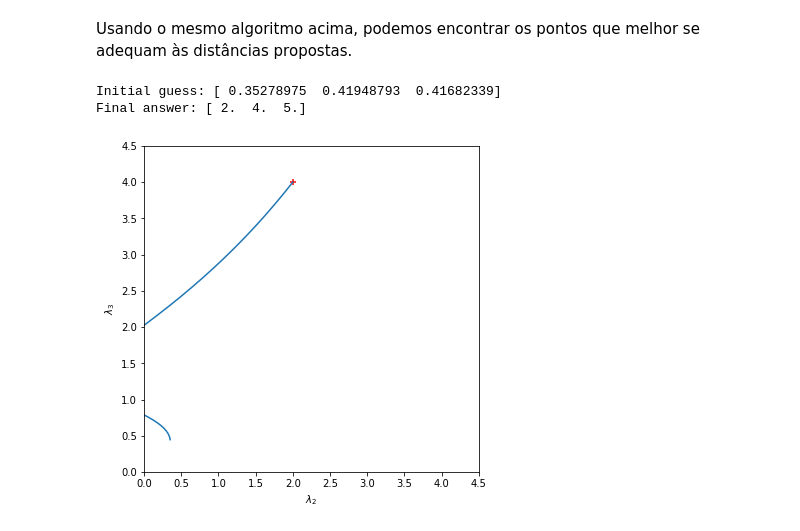
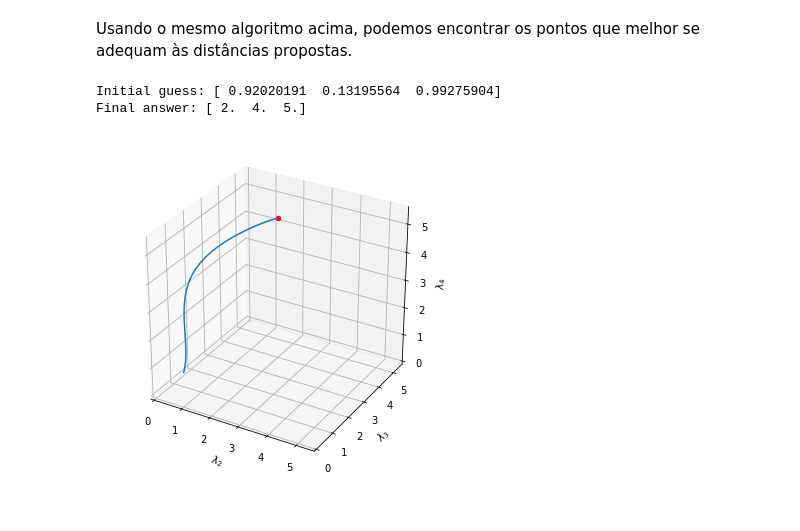
Before and after one commit to GuilhermeFreire/MetodosNumericos2, a Jupyter notebook: Aula 5 - Soluções.ipynb, the cells around one changed output. Cells and saved outputs as stored; diff of their text form; code cells hidden in the pictures.

Commit message:
* Modified plot

```diff
--- a/Aula 5 - Soluções.ipynb
+++ b/Aula 5 - Soluções.ipynb
@@ -159,38 +159,42 @@ pts4 = [0, 2, 4, 5]
 dists4pts = np.array([pts4]*len(pts4))
 dists4pts = dists4pts - dists4pts.T
 
 guess4 = np.random.rand(len(pts4)-1)
 lr = 0.001
 decay = 1.0
 steps = []
 print("Initial guess:", guess4)
 
 for _ in range(300):
     grad = np.zeros(guess4.shape)
     for i in range(guess4.shape[0]):
         grad[i] = 4 * guess4[i] * (guess4[i]**2 - dists4pts[0][i+1]**2)
         for j in range(guess4.shape[0]):
             if j > i:
                 grad[i] += 8 * (guess4[i] - guess4[j]) * ((guess4[i] - guess4[j])**2 - dists4pts[i+1][j+1]**2)
     temp = guess4 - lr * grad
     lr *= decay
     steps.append(temp)
     guess4 = temp
 
 print("Final answer:", guess4)
 
+steps = np.array(steps)
+
 #Plot do caminho da solução
-steps = np.array(steps)
-plt.figure(figsize=(6,6))
-plt.plot(steps[:, 0], steps[:, 1])
+fig = plt.figure(figsize=(6,6))
+ax = fig.gca(projection='3d')
+ax.plot(steps[:, 0], steps[:, 1], steps[:, 2])
 #Solução ideal
-plt.scatter([2],[4], marker="+", c="red")
+ax.scatter([2],[4],[5], c="red")
 plt.xlabel("$\lambda_2$")
 plt.ylabel("$\lambda_3$")
-plt.xlim((0,4.5))
-plt.ylim((0,4.5))
+ax.set_zlabel("$\lambda_4$")
+ax.set_xlim(0,5.5)
+ax.set_ylim(0,5.5)
+ax.set_zlim(0,5.5)
 plt.show()
 # %% [output]
-Initial guess: [ 0.35278975  0.41948793  0.41682339]
+Initial guess: [ 0.92020191  0.13195564  0.99275904]
 Final answer: [ 2.  4.  5.]
-[figure, old version]
+[figure, new version]
```
Also changed, not shown: parts of 1 cell of this notebook.
